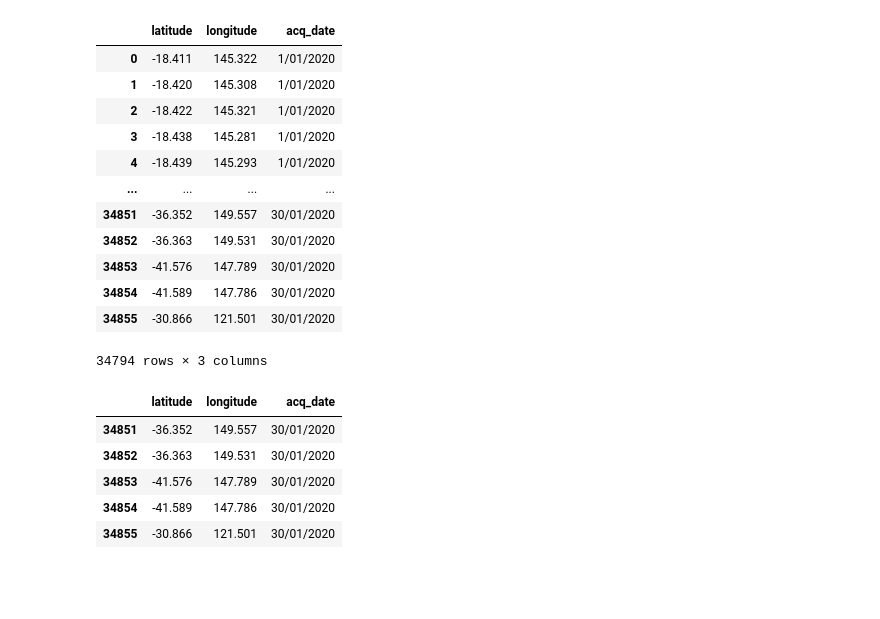
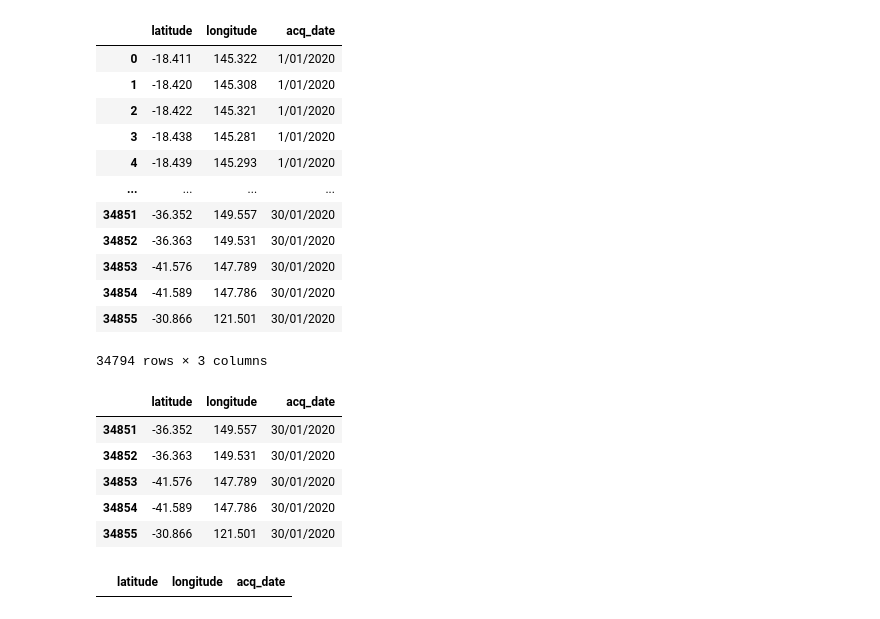
Before and after one commit to Franco1230/Group-Project-2---Bushfire-, a Jupyter notebook: DataPreProcessing/data_clean.ipynb, the cells around one changed output. Cells and saved outputs as stored; diff of their text form; code cells hidden in the pictures; blank space fills up the shorter version.

```diff
--- a/DataPreProcessing/data_clean.ipynb
+++ b/DataPreProcessing/data_clean.ipynb
@@ -154,7 +154,8 @@ df
 | 34855 | -30.866 | 121.501 | 30/01/2020 |
 34856 rows × 3 columns
 # %%
-df.drop_duplicates(subset=None, keep='first', inplace=False)
+df.drop_duplicates(inplace=True)
+df
 # %% [output]
 |  | latitude | longitude | acq_date |
 | 0 | -18.411 | 145.322 | 1/01/2020 |
@@ -180,3 +181,8 @@ df.tail()
 | 34853 | -41.576 | 147.789 | 30/01/2020 |
 | 34854 | -41.589 | 147.786 | 30/01/2020 |
 | 34855 | -30.866 | 121.501 | 30/01/2020 |
+# %%
+
+df.loc[df['longitude'] == "124.348"]
+# %% [output]
+|  | latitude | longitude | acq_date |
```
Also changed, not shown: 1 other file.
